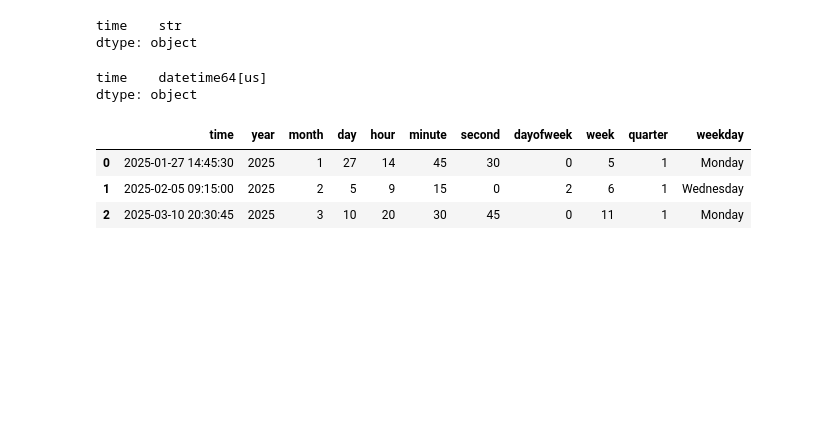
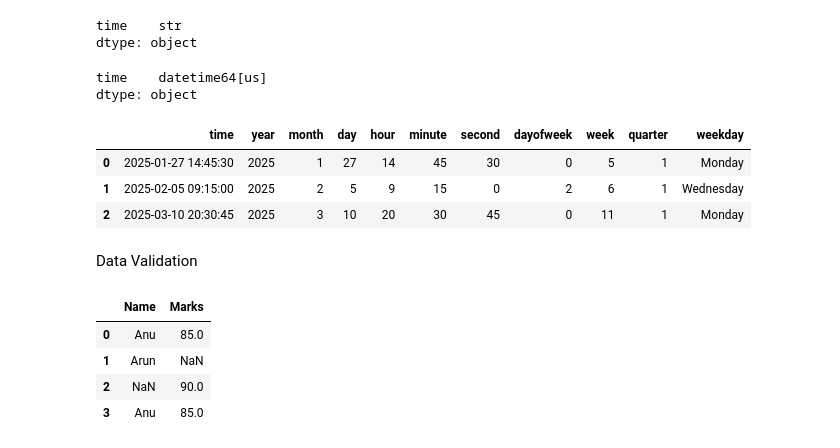
Before and after one commit to nandana40/task, a Jupyter notebook: joins.ipynb, the cells around one changed output. Cells and saved outputs as stored; diff of their text form; code cells hidden in the pictures; blank space fills up the shorter version.

```diff
--- a/joins.ipynb
+++ b/joins.ipynb
@@ -207,3 +207,18 @@ df
 | 0 | 2025-01-27 14:45:30 | 2025 | 1 | 27 | 14 | 45 | 30 | 0 | 5 | 1 | Monday |
 | 1 | 2025-02-05 09:15:00 | 2025 | 2 | 5 | 9 | 15 | 0 | 2 | 6 | 1 | Wednesday |
 | 2 | 2025-03-10 20:30:45 | 2025 | 3 | 10 | 20 | 30 | 45 | 0 | 11 | 1 | Monday |
+# %% [markdown]
+Data Validation
+# %%
+#check missing values
+df = pd.DataFrame({
+    "Name":["Anu","Arun",None,"Anu"],
+    "Marks":[85,None,90,85]
+})
+df
+# %% [output]
+|  | Name | Marks |
+| 0 | Anu | 85.0 |
+| 1 | Arun | NaN |
+| 2 | NaN | 90.0 |
+| 3 | Anu | 85.0 |
```
Also changed, not shown: parts of 18 cells of this notebook.
